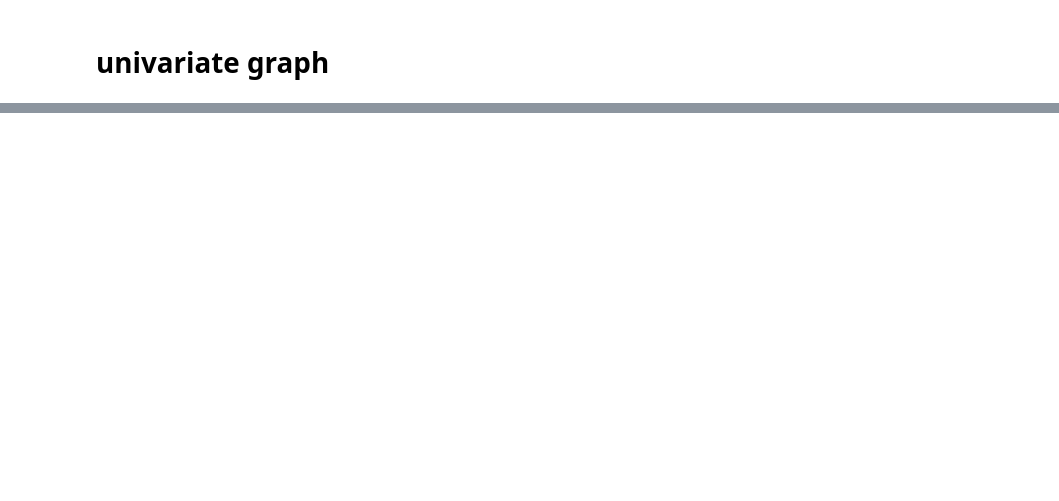
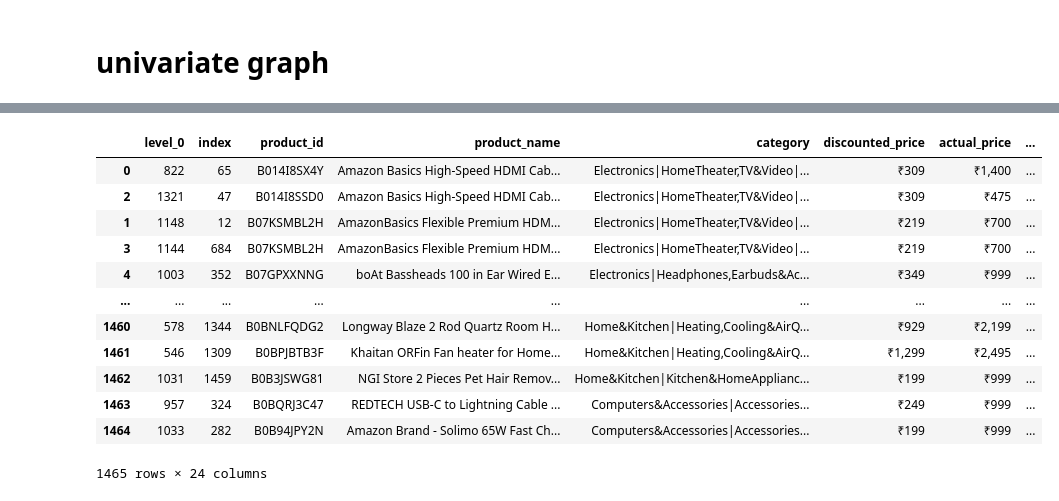
Before and after one commit to Deepcode02/amazon-sales-data-anlytics, a Jupyter notebook: analytics/pradeep.ipynb, the cells around one changed output, grey strips where cells are left out. Cells and saved outputs as stored; diff of their text form; code cells hidden in the pictures; blank space fills up the shorter version.

```diff
--- a/analytics/pradeep.ipynb
+++ b/analytics/pradeep.ipynb
@@ -161,3 +161,9 @@ bin_names = ['cheap', 'affordable', 'moderate', 'expensive', 'very expensive']
 df['price_bins'] = pd.cut(df['clean_actual_price'], bins=5, labels=bin_names)
 price_bins = df['price_bins'].value_counts()
 px.bar(price_bins, y=price_bins, color=price_bins, title='Price Bins', log_y=True)
+# %%
+# clean_rating_count
+df.sort_values(by='clean_rating_count', ascending=False, inplace=True)
+df.reset_index(inplace=True)
+fig = px.bar(df.head(100), y='clean_rating_count', color='clean_rating_count', height=800, hover_name='product_name')
+fig.show()
@@ -163,0 +215,17 @@ px.bar(price_bins, y=price_bins, color=price_bins, title='Price Bins', log_y=Tru
+# %%
+df.sort_values(by='clean_rating_count', ascending=False, inplace=True)
+df
+# %% [output]
+|  | level_0 | index | product_id | product_name | category | discounted_price | actual_price | ... |
+| 0 | 822 | 65 | B014I8SX4Y | Amazon Basics High-Speed HDMI Cab... | Electronics|HomeTheater,TV&Video|... | ₹309 | ₹1,400 | ... |
+| 2 | 1321 | 47 | B014I8SSD0 | Amazon Basics High-Speed HDMI Cab... | Electronics|HomeTheater,TV&Video|... | ₹309 | ₹475 | ... |
+| 1 | 1148 | 12 | B07KSMBL2H | AmazonBasics Flexible Premium HDM... | Electronics|HomeTheater,TV&Video|... | ₹219 | ₹700 | ... |
+| 3 | 1144 | 684 | B07KSMBL2H | AmazonBasics Flexible Premium HDM... | Electronics|HomeTheater,TV&Video|... | ₹219 | ₹700 | ... |
+| 4 | 1003 | 352 | B07GPXXNNG | boAt Bassheads 100 in Ear Wired E... | Electronics|Headphones,Earbuds&Ac... | ₹349 | ₹999 | ... |
+| ... | ... | ... | ... | ... | ... | ... | ... | ... |
+| 1460 | 578 | 1344 | B0BNLFQDG2 | Longway Blaze 2 Rod Quartz Room H... | Home&Kitchen|Heating,Cooling&AirQ... | ₹929 | ₹2,199 | ... |
+| 1461 | 546 | 1309 | B0BPJBTB3F | Khaitan ORFin Fan heater for Home... | Home&Kitchen|Heating,Cooling&AirQ... | ₹1,299 | ₹2,495 | ... |
+| 1462 | 1031 | 1459 | B0B3JSWG81 | NGI Store 2 Pieces Pet Hair Remov... | Home&Kitchen|Kitchen&HomeApplianc... | ₹199 | ₹999 | ... |
+| 1463 | 957 | 324 | B0BQRJ3C47 | REDTECH USB-C to Lightning Cable ... | Computers&Accessories|Accessories... | ₹249 | ₹999 | ... |
+| 1464 | 1033 | 282 | B0B94JPY2N | Amazon Brand - Solimo 65W Fast Ch... | Computers&Accessories|Accessories... | ₹199 | ₹999 | ... |
+1465 rows × 24 columns
```
Also changed, not shown: parts of 10 cells of this notebook.
